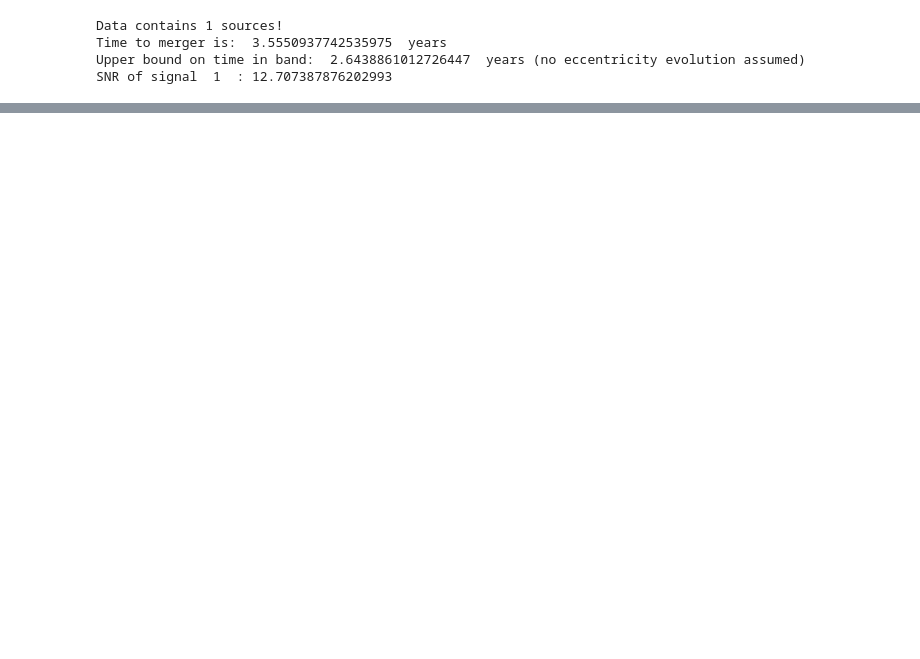
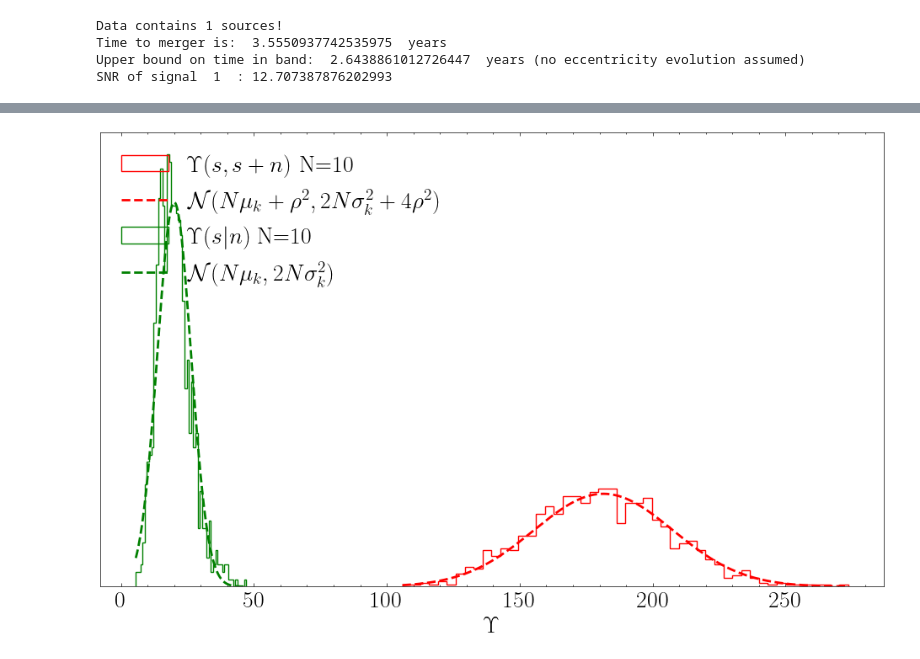
Before and after one commit to dig07/SC_Search, a Jupyter notebook: Verification/Verification_Stats.ipynb, the cells around one changed output, grey strips where cells are left out. Cells and saved outputs as stored; diff of their text form; code cells hidden in the pictures; blank space fills up the shorter version.

```diff
--- a/Verification/Verification_Stats.ipynb
+++ b/Verification/Verification_Stats.ipynb
@@ -53,0 +40,43 @@ Computing Upsilons over the FFT grid on many noise realisations is expensive on
+# %%
+s_s_n = np.loadtxt('ssn.txt')
+# %%
+s_n = np.loadtxt('sn.txt')
+# %%
+num_segments = 10
+mu_k = 2
+sigma_k = np.sqrt(2)
+injection_SNR = 12.707387876202993
+# %%
+x_range_s_s_n = np.linspace(np.min(s_s_n),np.max(s_s_n),1000)
+
+mu_1 = num_segments*mu_k+injection_SNR**2
+sigma_1 = np.sqrt(2*num_segments*sigma_k**2+4*injection_SNR**2)
+
+theoretical_s_s_n= scipy.stats.norm.pdf(x_range_s_s_n,loc = mu_1,scale = sigma_1)
+
+
+x_range_s_n = np.linspace(np.min(s_n),np.max(s_n),1000)
+
+mu_0 = num_segments*mu_k
+sigma_0 = np.sqrt(2*num_segments*sigma_k**2)
+
+theoretical_s_n= scipy.stats.norm.pdf(x_range_s_n,loc = mu_0,scale = sigma_0)
+
+
+# Plot the distribution of the search statistic
+plt.figure(figsize=(12,7))
+
+#  <signal| signal + noise>
+plt.hist(s_s_n,density=True,histtype='step',color='r',label=r'$\Upsilon(s,s+n)$ N='+str(num_segments),bins=50)
+plt.plot(x_range_s_s_n,theoretical_s_s_n,linestyle='--',label=r'$\mathcal{N}(N\mu_k+\rho^2,2N\sigma_k^2+4\rho^2)$',lw=2,color='r')
+
+# <signal| noise>
+plt.hist(s_n,density=True,histtype='step',color='g',label=r'$\Upsilon(s|n)$ N='+str(num_segments),bins=50)
+plt.plot(x_range_s_n,theoretical_s_n,linestyle='--',label=r'$\mathcal{N}(N \mu_k,2N\sigma^2_k)$',lw=2,color='g')
+
+plt.xlabel(r'$\Upsilon$')
+plt.yticks([])
+plt.legend(loc='upper left')
+plt.show()
+# %% [output]
+[figure, added]
```
Also changed, not shown: parts of 2 cells of this notebook, 4 other files.
